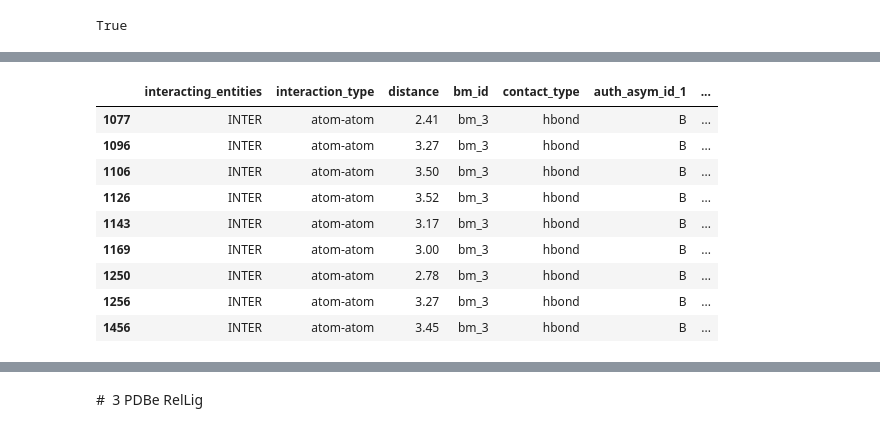
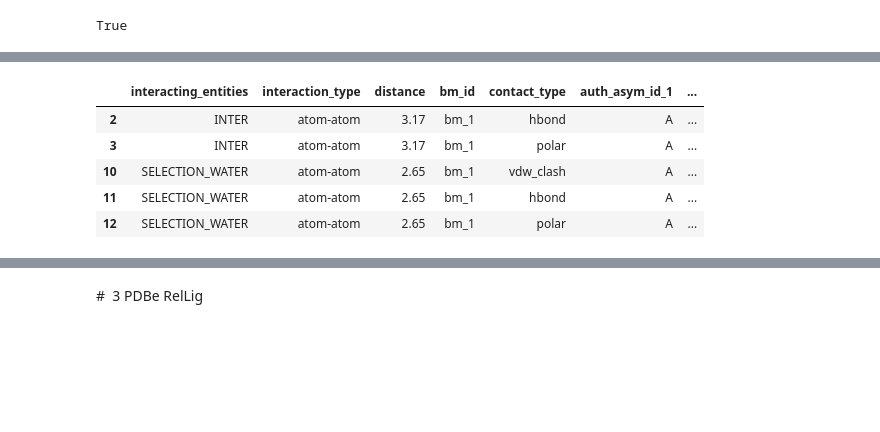
Before and after one commit to PDBeurope/pdbe-notebooks, a Jupyter notebook: pdbe_ligands_tutorials/PDBe_ligand_tools.ipynb, the cells around one changed output, grey strips where cells are left out. Saved outputs shown, nothing was run; the diff lists cells and outputs as text; code cells hidden in the pictures; blank space fills up the shorter version.

```diff
--- a/pdbe_ligands_tutorials/PDBe_ligand_tools.ipynb
+++ b/pdbe_ligands_tutorials/PDBe_ligand_tools.ipynb
@@ -946,13 +946,0 @@ pdb_inx_non_proximal[(pdb_inx_non_proximal["bm_id"]=="bm_1") & (pdb_inx_non_prox
-# %%
-pdb_inx_non_proximal[(pdb_inx_non_proximal["bm_id"]=="bm_3") & (pdb_inx_non_proximal["contact_type"]=="hbond") & (pdb_inx_non_proximal["interacting_entities"]=="INTER")]
-# %% [output]
-|  | interacting_entities | interaction_type | distance | bm_id | contact_type | auth_asym_id_1 | ... |
-| 1077 | INTER | atom-atom | 2.41 | bm_3 | hbond | B | ... |
-| 1096 | INTER | atom-atom | 3.27 | bm_3 | hbond | B | ... |
-| 1106 | INTER | atom-atom | 3.50 | bm_3 | hbond | B | ... |
-| 1126 | INTER | atom-atom | 3.52 | bm_3 | hbond | B | ... |
-| 1143 | INTER | atom-atom | 3.17 | bm_3 | hbond | B | ... |
-| 1169 | INTER | atom-atom | 3.00 | bm_3 | hbond | B | ... |
-| 1250 | INTER | atom-atom | 2.78 | bm_3 | hbond | B | ... |
-| 1256 | INTER | atom-atom | 3.27 | bm_3 | hbond | B | ... |
-| 1456 | INTER | atom-atom | 3.45 | bm_3 | hbond | B | ... |
@@ -960,0 +947,9 @@ pdb_interactions_df[(pdb_interactions_df["bm_id"]=="bm_1") & (pdb_interactions_d
+# %%
+pdb_inx_non_proximal.head()
+# %% [output]
+|  | interacting_entities | interaction_type | distance | bm_id | contact_type | auth_asym_id_1 | ... |
+| 2 | INTER | atom-atom | 3.17 | bm_1 | hbond | A | ... |
+| 3 | INTER | atom-atom | 3.17 | bm_1 | polar | A | ... |
+| 10 | SELECTION_WATER | atom-atom | 2.65 | bm_1 | vdw_clash | A | ... |
+| 11 | SELECTION_WATER | atom-atom | 2.65 | bm_1 | hbond | A | ... |
+| 12 | SELECTION_WATER | atom-atom | 2.65 | bm_1 | polar | A | ... |
```
Also changed, not shown: parts of 63 cells of this notebook.
